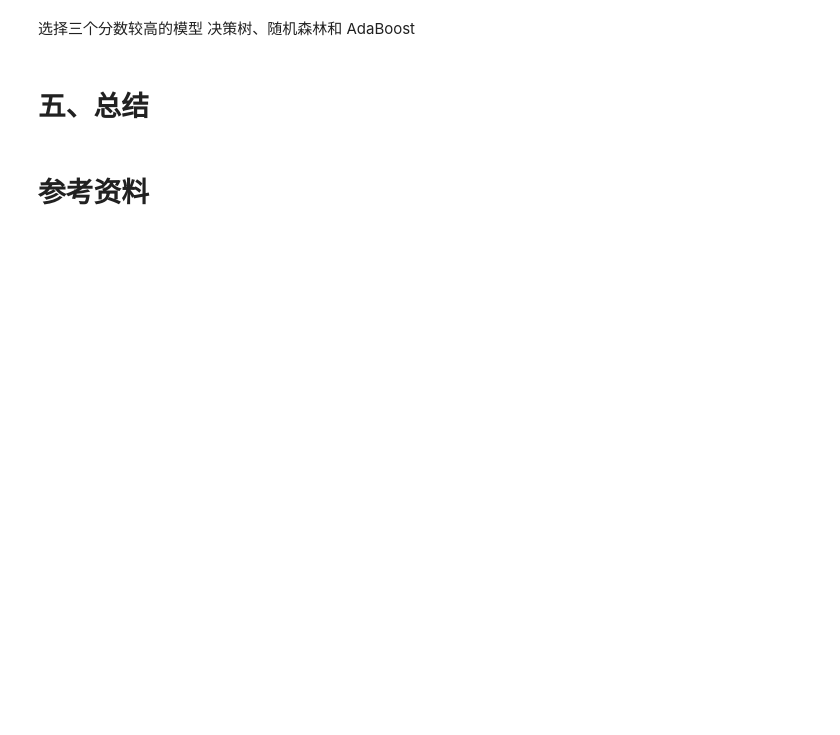
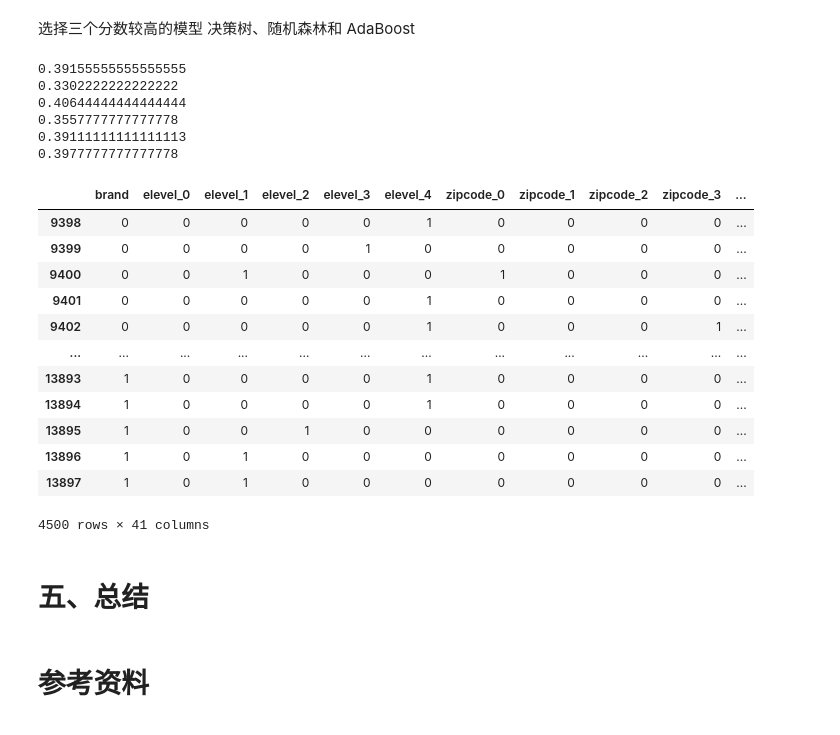
Before and after one commit to god13less/kaggle_competition, a Jupyter notebook: CommodityForecasting/version_0.ipynb, the cells around one changed output. Cells and saved outputs as stored; diff of their text form; code cells hidden in the pictures; blank space fills up the shorter version.

```diff
--- a/CommodityForecasting/version_0.ipynb
+++ b/CommodityForecasting/version_0.ipynb
@@ -326,6 +326,33 @@ rfc score: 0.9196 (0.0066)
 ada score: 0.8798 (0.0125)
 # %% [markdown]
 选择三个分数较高的模型 决策树、随机森林和 AdaBoost
+# %%
+for i in models:
+    i.fit(data,lable)
+    print(i.score(test.iloc[:,1:],test.brand))
+# %% [output]
+0.39155555555555555
+0.3302222222222222
+0.40644444444444444
+0.3557777777777778
+0.39111111111111113
+0.3977777777777778
+# %%
+test
+# %% [output]
+|  | brand | elevel_0 | elevel_1 | elevel_2 | elevel_3 | elevel_4 | zipcode_0 | zipcode_1 | zipcode_2 | zipcode_3 | ... |
+| 9398 | 0 | 0 | 0 | 0 | 0 | 1 | 0 | 0 | 0 | 0 | ... |
+| 9399 | 0 | 0 | 0 | 0 | 1 | 0 | 0 | 0 | 0 | 0 | ... |
+| 9400 | 0 | 0 | 1 | 0 | 0 | 0 | 1 | 0 | 0 | 0 | ... |
+| 9401 | 0 | 0 | 0 | 0 | 0 | 1 | 0 | 0 | 0 | 0 | ... |
+| 9402 | 0 | 0 | 0 | 0 | 0 | 1 | 0 | 0 | 0 | 1 | ... |
+| ... | ... | ... | ... | ... | ... | ... | ... | ... | ... | ... | ... |
+| 13893 | 1 | 0 | 0 | 0 | 0 | 1 | 0 | 0 | 0 | 0 | ... |
+| 13894 | 1 | 0 | 0 | 0 | 0 | 1 | 0 | 0 | 0 | 0 | ... |
+| 13895 | 1 | 0 | 0 | 1 | 0 | 0 | 0 | 0 | 0 | 0 | ... |
+| 13896 | 1 | 0 | 1 | 0 | 0 | 0 | 0 | 0 | 0 | 0 | ... |
+| 13897 | 1 | 0 | 1 | 0 | 0 | 0 | 0 | 0 | 0 | 0 | ... |
+4500 rows × 41 columns
 # %% [markdown]
 # 五、总结
 # %% [markdown]
```
Also changed, not shown: parts of 2 cells of this notebook.
